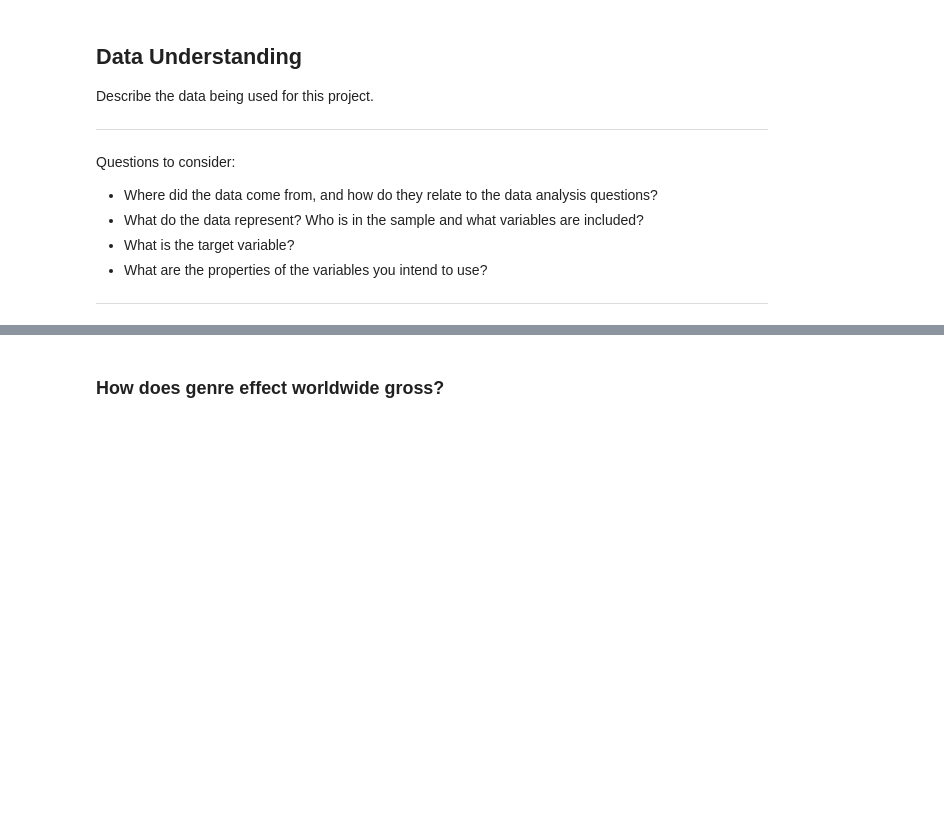
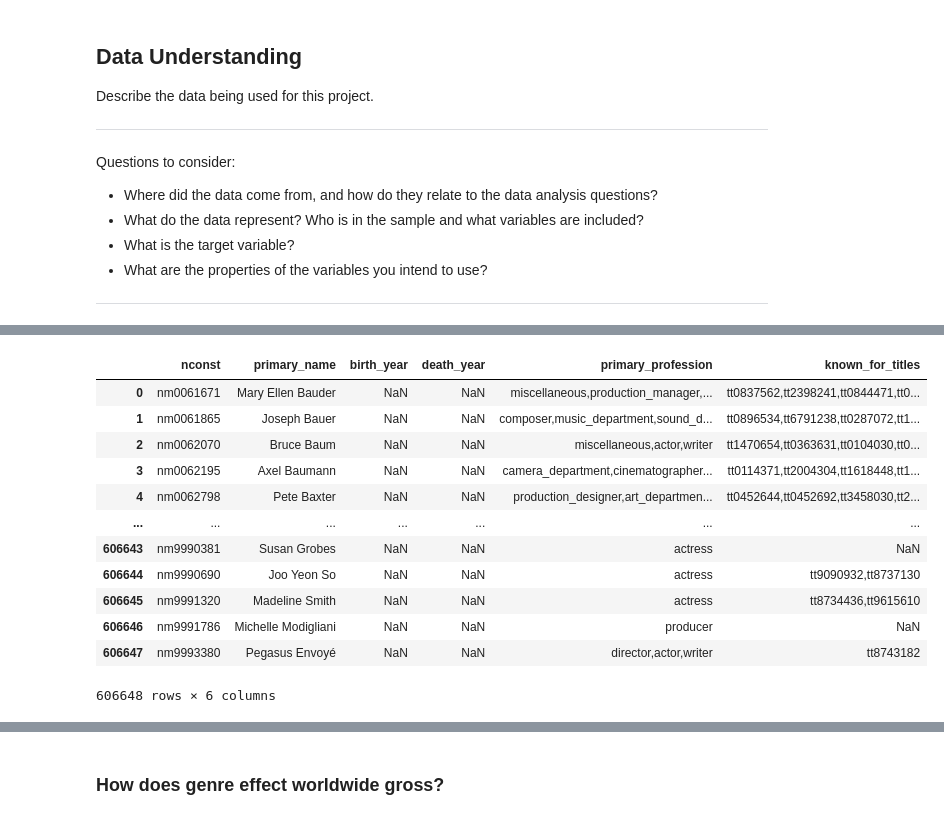
Before and after one commit to jpetoskey/dsc-project-template, a Jupyter notebook: dsc-phase1-project-template.ipynb, the cells around one changed output, grey strips where cells are left out. Cells and saved outputs as stored; diff of their text form; code cells hidden in the pictures; blank space fills up the shorter version.

```diff
--- a/dsc-phase1-project-template.ipynb
+++ b/dsc-phase1-project-template.ipynb
@@ -41,0 +44,5 @@ import seaborn as sns
+# %%
+# creating dataframes from csv's
+ratings_df = pd.read_csv('data/zippedData/imdb.title.ratings.csv.gz')
+crew_df = pd.read_csv('data/zippedData/imdb.title.crew.csv.gz')
+names_df = pd.read_csv('data/zippedData/imdb.name.basics.csv.gz')
@@ -41,0 +156,16 @@ import seaborn as sns
+# %%
+names_df
+# %% [output]
+|  | nconst | primary_name | birth_year | death_year | primary_profession | known_for_titles |
+| 0 | nm0061671 | Mary Ellen Bauder | NaN | NaN | miscellaneous,production_manager,... | tt0837562,tt2398241,tt0844471,tt0... |
+| 1 | nm0061865 | Joseph Bauer | NaN | NaN | composer,music_department,sound_d... | tt0896534,tt6791238,tt0287072,tt1... |
+| 2 | nm0062070 | Bruce Baum | NaN | NaN | miscellaneous,actor,writer | tt1470654,tt0363631,tt0104030,tt0... |
+| 3 | nm0062195 | Axel Baumann | NaN | NaN | camera_department,cinematographer... | tt0114371,tt2004304,tt1618448,tt1... |
+| 4 | nm0062798 | Pete Baxter | NaN | NaN | production_designer,art_departmen... | tt0452644,tt0452692,tt3458030,tt2... |
+| ... | ... | ... | ... | ... | ... | ... |
+| 606643 | nm9990381 | Susan Grobes | NaN | NaN | actress | NaN |
+| 606644 | nm9990690 | Joo Yeon So | NaN | NaN | actress | tt9090932,tt8737130 |
+| 606645 | nm9991320 | Madeline Smith | NaN | NaN | actress | tt8734436,tt9615610 |
+| 606646 | nm9991786 | Michelle Modigliani | NaN | NaN | producer | NaN |
+| 606647 | nm9993380 | Pegasus Envoyé | NaN | NaN | director,actor,writer | tt8743182 |
+606648 rows × 6 columns
```
Also changed, not shown: parts of 25 cells of this notebook.
